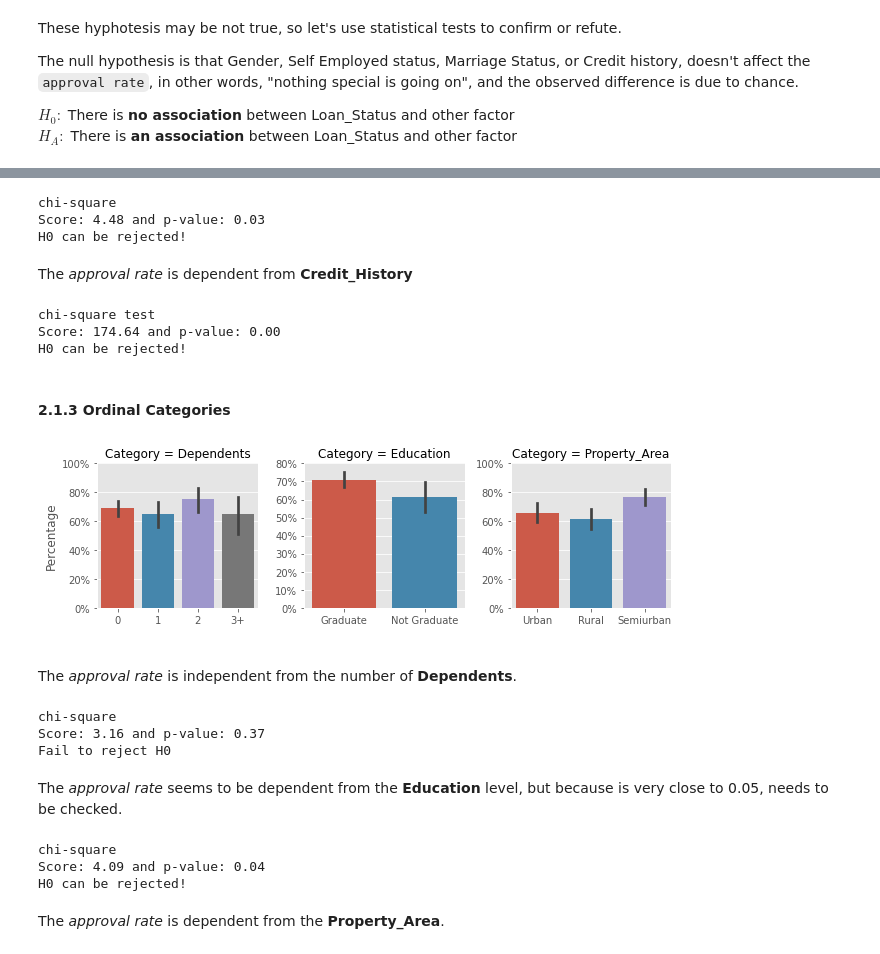
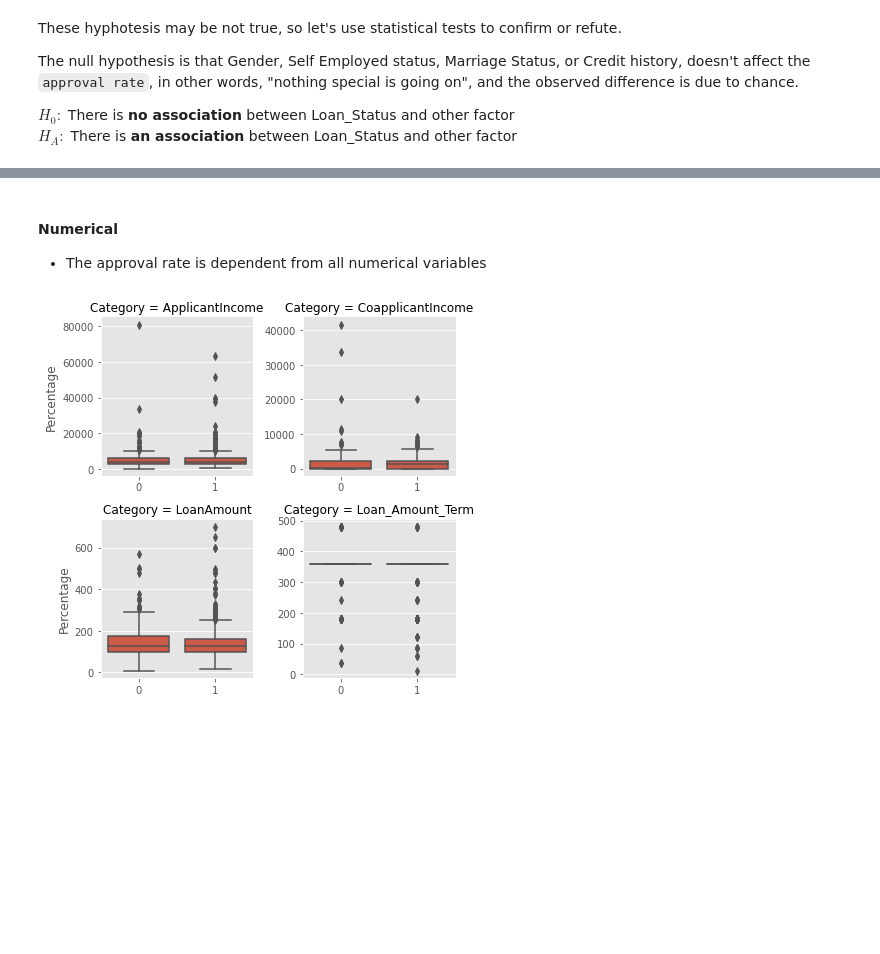
Before and after one commit to maikereis/loan, a Jupyter notebook: loan.ipynb, the cells around one changed output, grey strips where cells are left out. Drawn from its saved outputs; the diff is of its cells as text; code cells hidden in the pictures; blank space fills up the shorter version.

```diff
--- a/loan.ipynb
+++ b/loan.ipynb
@@ -8,7 +8,7 @@ import matplotlib.pyplot as plt
 import seaborn as sns
 from scipy import stats
 plt.style.use("ggplot")
-plt.rcParams["figure.figsize"] = (10, 6)
+plt.rcParams["figure.figsize"] = (6.5, 6)
 pd.options.display.max_rows = 10
 pd.options.display.max_rows = 10
 
@@ -180,54 +291,18 @@ The _approval rate_ seems to be dependent from **Marriage** Status, but the p-va
-# %%
-contigency_table = pd.crosstab(df['Married'],df['Loan_Status'])
-chi2, p, _ , _ = stats.chi2_contingency(contigency_table)
-get_test_result(name="chi-square", score=chi2, p_value=p)
-# %% [output]
-chi-square
-Score: 4.48 and p-value: 0.03
-H0 can be rejected!
-# %% [markdown]
-The _approval rate_ is dependent from **Credit_History**
-# %%
-contigency_table = pd.crosstab(df['Credit_History'],df['Loan_Status'])
-chi2, p, _ , _ = stats.chi2_contingency(contigency_table)
-get_test_result(name="chi-square test", score=chi2, p_value=p)
-# %% [output]
-chi-square test
-Score: 174.64 and p-value: 0.00
-H0 can be rejected!
-# %% [markdown]
-#### 2.1.3 Ordinal Categories
+# %% [markdown]
+#### Numerical
+
+* The approval rate is dependent from all numerical variables
 # %%
-ordinal_cat = df[['Dependents','Education', 'Property_Area','Loan_Status']]
-melted_cat_vars = pd.melt(ordinal_cat, id_vars=["Loan_Status"],var_name='Category')
+
+numerical_vars = df[['ApplicantIncome','CoapplicantIncome', 'LoanAmount', 'Loan_Amount_Term', 'Loan_Status']]
+
+melted_num_vars = pd.melt(numerical_vars, id_vars=["Loan_Status"],var_name='Category')
 
 g = sns.FacetGrid(
-        melted_cat_vars, col="Category", sharex=False, sharey=False,
+        melted_num_vars, col="Category", sharex=False, sharey=False, col_wrap=2
     )
-g.map(custom_barplot, "value", "Loan_Status")
+g.map(sns.boxplot, "Loan_Status", "value")
 g.set_axis_labels(y_var="Percentage",x_var=" ")
 plt.tight_layout()
 # %% [output]
-[figure, old version]
+[figure, new version]
-# %% [markdown]
-The _approval rate_ is independent from the number of **Dependents**.
-# %%
-contigency_table = pd.crosstab(df['Dependents'],df['Loan_Status'])
-chi2, p, _ , _ = stats.chi2_contingency(contigency_table)
-get_test_result(name="chi-square", score=chi2, p_value=p)
-# %% [output]
-chi-square
-Score: 3.16 and p-value: 0.37
-Fail to reject H0
-# %% [markdown]
-The _approval rate_ seems to be dependent from the **Education** level, but because is very close to 0.05, needs to be checked.
-# %%
-contigency_table = pd.crosstab(df['Education'],df['Loan_Status'])
-chi2, p, _ , _ = stats.chi2_contingency(contigency_table)
-get_test_result(name="chi-square", score=chi2, p_value=p)
-# %% [output]
-chi-square
-Score: 4.09 and p-value: 0.04
-H0 can be rejected!
-# %% [markdown]
-The _approval rate_ is dependent from the **Property_Area**.
```
Also changed, not shown: parts of 32 cells of this notebook.
